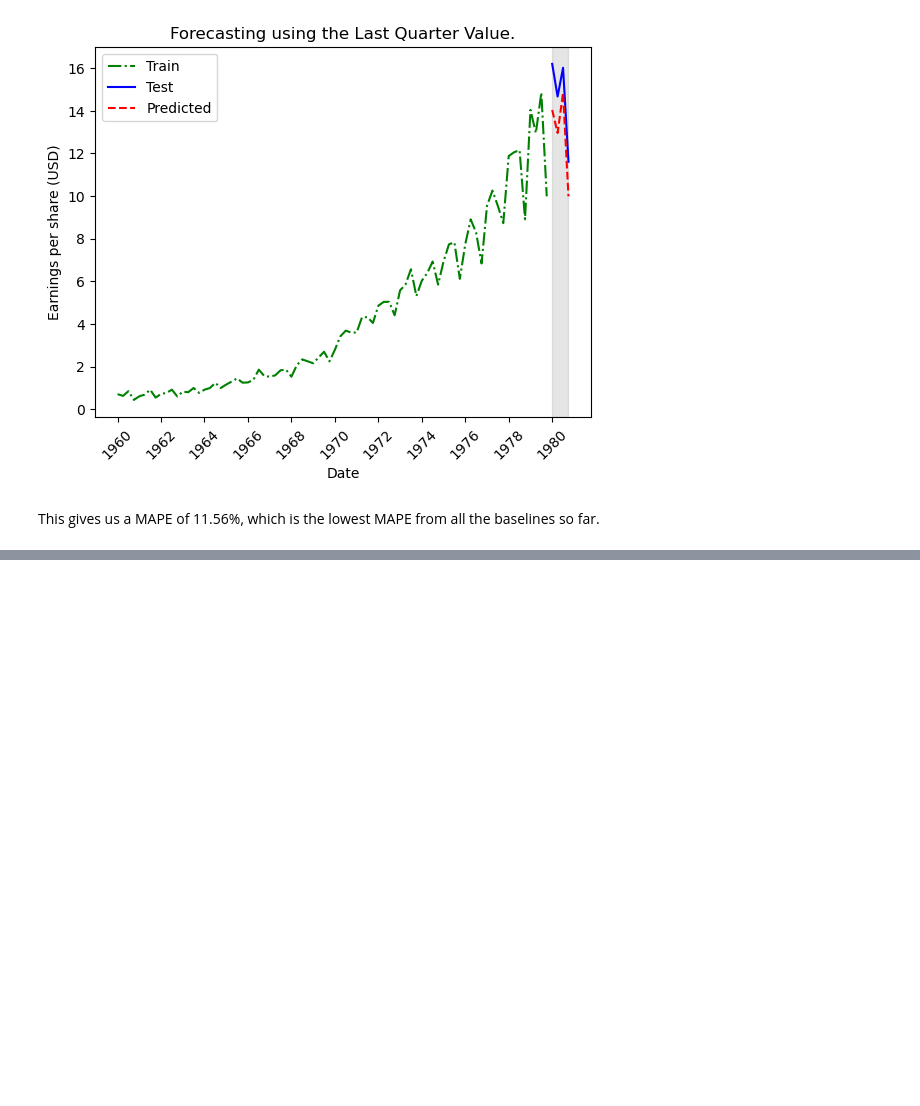
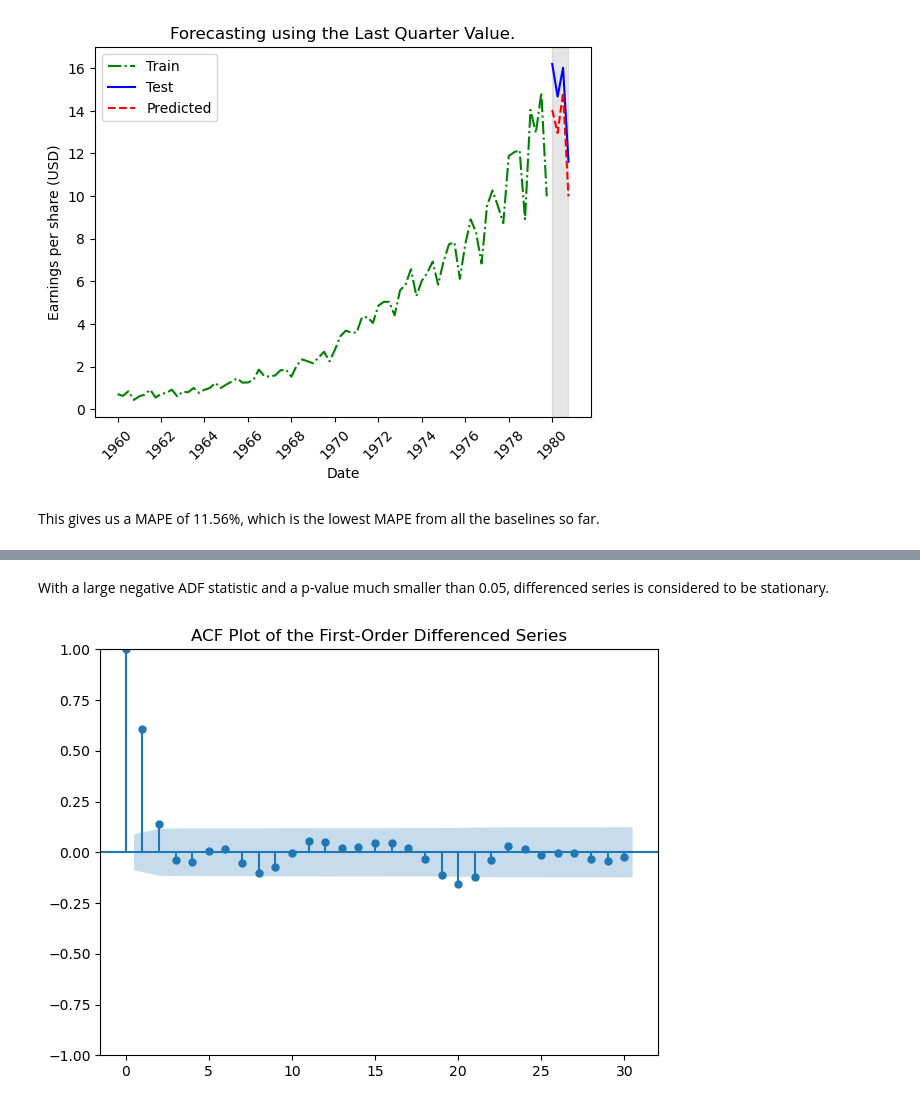
Before and after one commit to PradipKumarDas/Teaching, a Jupyter notebook: 22AML154-Advanced_Machine_Learning/3.1_time-series-forecasting-practical_1.ipynb, the cells around one changed output, grey strips where cells are left out. Drawn from its saved outputs; the diff is of its cells as text; code cells hidden in the pictures; blank space fills up the shorter version.

```diff
--- a/22AML154-Advanced_Machine_Learning/3.1_time-series-forecasting-practical_1.ipynb
+++ b/22AML154-Advanced_Machine_Learning/3.1_time-series-forecasting-practical_1.ipynb
@@ -361,0 +467,9 @@ a baseline model serves as a basis for comparison compare the MAPE from a comple
+# %% [markdown]
+With a large negative ADF statistic and a p-value much smaller than 0.05, differenced series is considered to be stationary.
+# %%
+# Plots the ACF of the differenced series
+
+plot_acf(sales_diff, lags=30, title="ACF Plot of the First-Order Differenced Series")
+plt.tight_layout()
+# %% [output]
+[figure, added]
```
Also changed, not shown: parts of 61 cells of this notebook, 2 other files.
